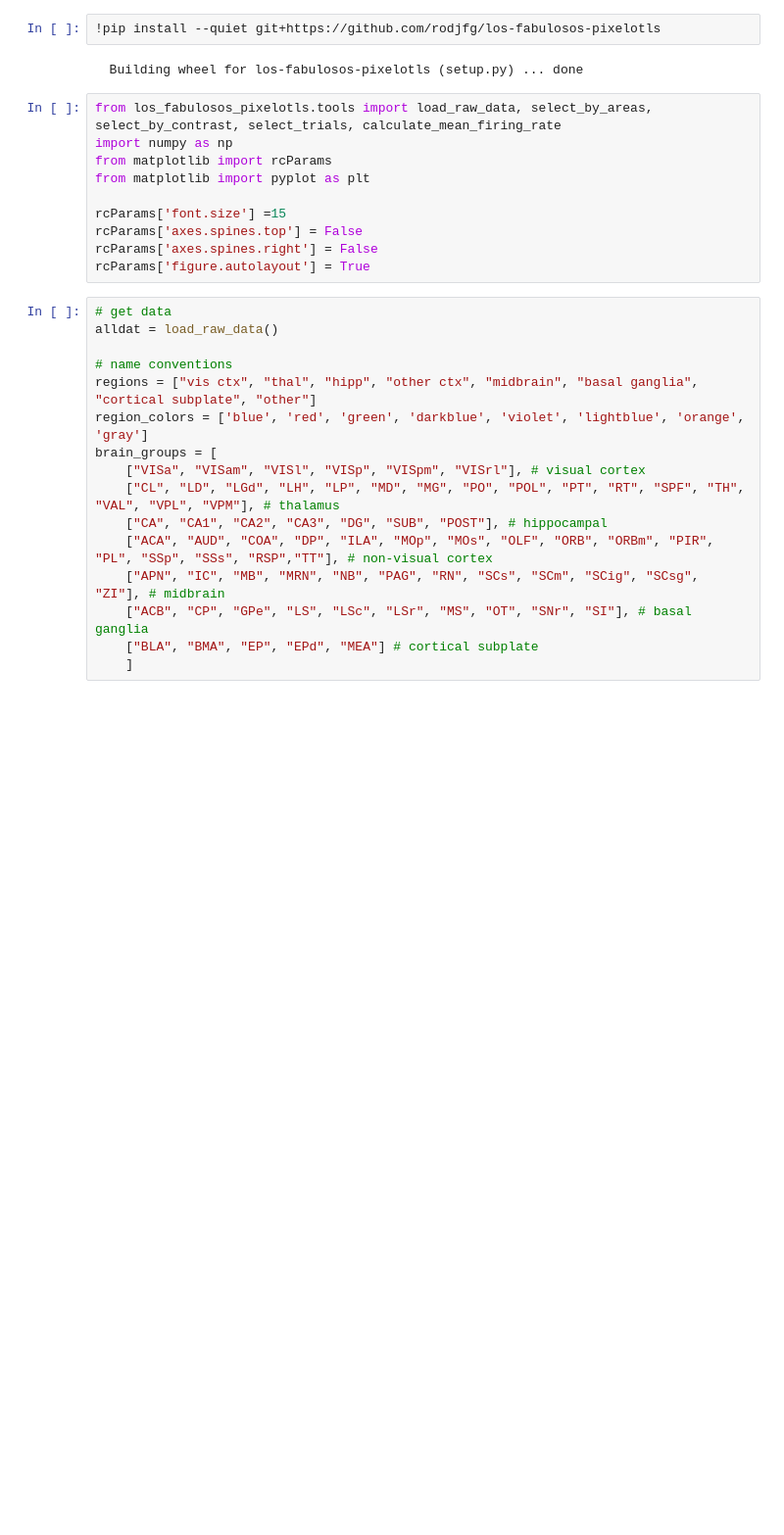
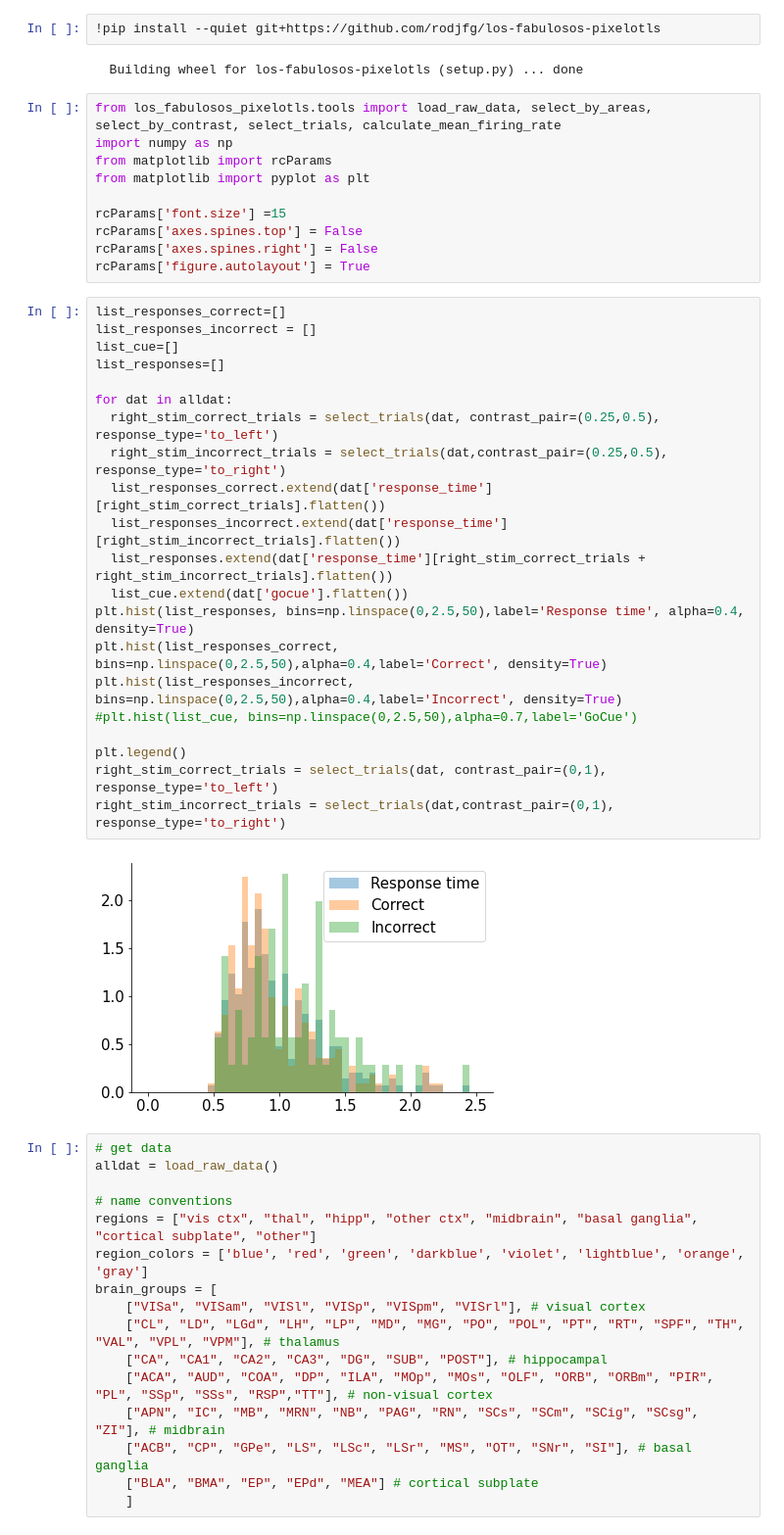
Before and after one commit to rodjfg/los-fabulosos-pixelotls, a Jupyter notebook: Example_notebook.ipynb, the cells around one changed output. Shown at 98% size. Drawn from its saved outputs; the diff is of its cells as text; blank space fills up the shorter version.

```diff
--- a/Example_notebook.ipynb
+++ b/Example_notebook.ipynb
@@ -14,6 +14,29 @@ rcParams['font.size'] =15
 rcParams['axes.spines.top'] = False
 rcParams['axes.spines.right'] = False
 rcParams['figure.autolayout'] = True
+# %%
+list_responses_correct=[]
+list_responses_incorrect = []
+list_cue=[]
+list_responses=[]
+
+for dat in alldat:
+  right_stim_correct_trials = select_trials(dat, contrast_pair=(0.25,0.5), response_type='to_left')
+  right_stim_incorrect_trials = select_trials(dat,contrast_pair=(0.25,0.5), response_type='to_right')
+  list_responses_correct.extend(dat['response_time'][right_stim_correct_trials].flatten())
+  list_responses_incorrect.extend(dat['response_time'][right_stim_incorrect_trials].flatten())
+  list_responses.extend(dat['response_time'][right_stim_correct_trials + right_stim_incorrect_trials].flatten())
+  list_cue.extend(dat['gocue'].flatten())
+plt.hist(list_responses, bins=np.linspace(0,2.5,50),label='Response time', alpha=0.4, density=True)
+plt.hist(list_responses_correct, bins=np.linspace(0,2.5,50),alpha=0.4,label='Correct', density=True)
+plt.hist(list_responses_incorrect, bins=np.linspace(0,2.5,50),alpha=0.4,label='Incorrect', density=True)
+#plt.hist(list_cue, bins=np.linspace(0,2.5,50),alpha=0.7,label='GoCue')
+
+plt.legend()
+right_stim_correct_trials = select_trials(dat, contrast_pair=(0,1), response_type='to_left')
+right_stim_incorrect_trials = select_trials(dat,contrast_pair=(0,1), response_type='to_right')
+# %% [output]
+[figure, added]
 # %%
 # get data
 alldat = load_raw_data()
```
Also changed, not shown: parts of 2 cells of this notebook.
